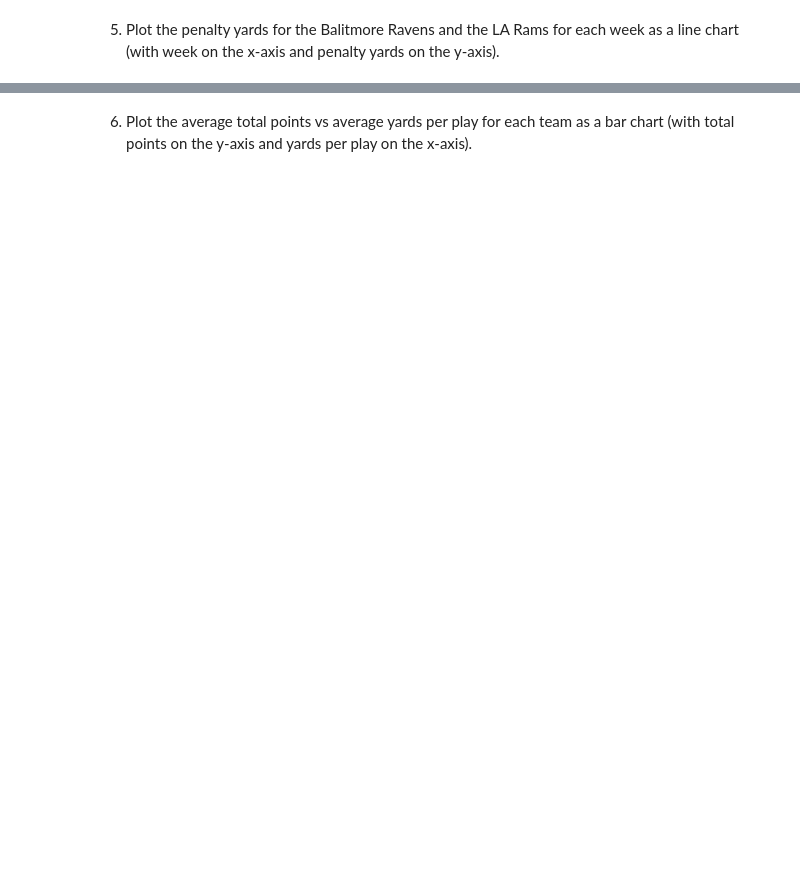
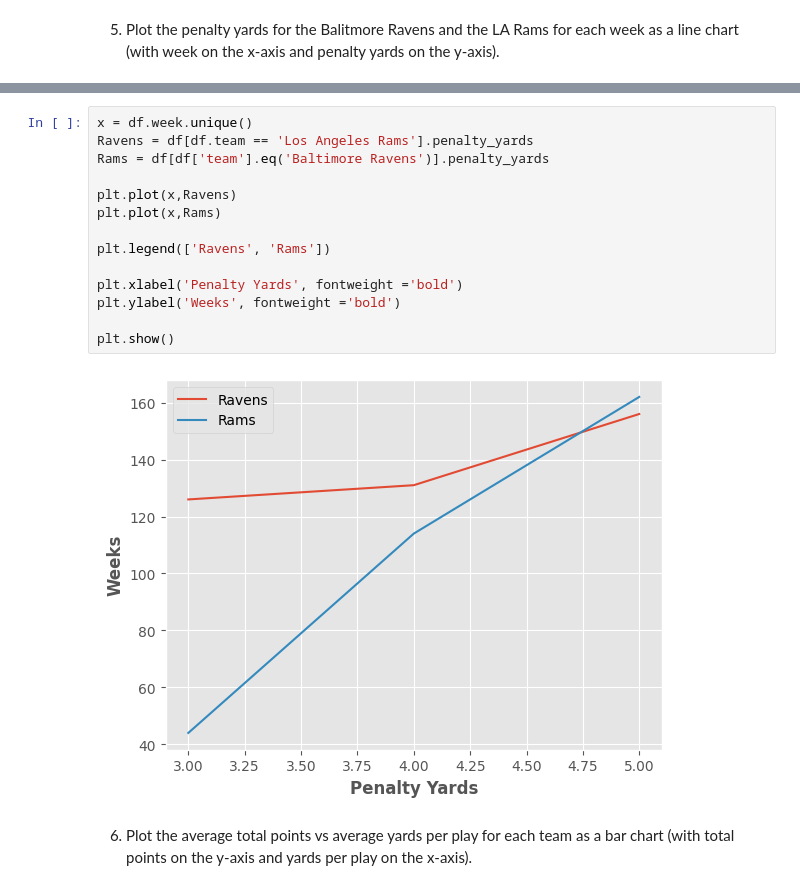
Before and after one commit to CooperIsSuperCool/cis277-fa22-Lab5, a Jupyter notebook: Lab5.ipynb, the cells around one changed output, grey strips where cells are left out. Saved outputs shown, nothing was run; the diff lists cells and outputs as text; blank space fills up the shorter version.

```diff
--- a/Lab5.ipynb
+++ b/Lab5.ipynb
@@ -39,2 +111,18 @@ barhplot
+# %%
+x = df.week.unique()
+Ravens = df[df.team == 'Los Angeles Rams'].penalty_yards
+Rams = df[df['team'].eq('Baltimore Ravens')].penalty_yards
+
+plt.plot(x,Ravens)
+plt.plot(x,Rams)
+
+plt.legend(['Ravens', 'Rams'])
+
+plt.xlabel('Penalty Yards', fontweight ='bold')
+plt.ylabel('Weeks', fontweight ='bold')
+
+plt.show()
+# %% [output]
+[figure, added]
 # %% [markdown]
 6. Plot the average total points vs average yards per play for each team as a bar chart (with total points on the y-axis and yards per play on the x-axis).
```
Also changed, not shown: parts of 9 cells of this notebook.
